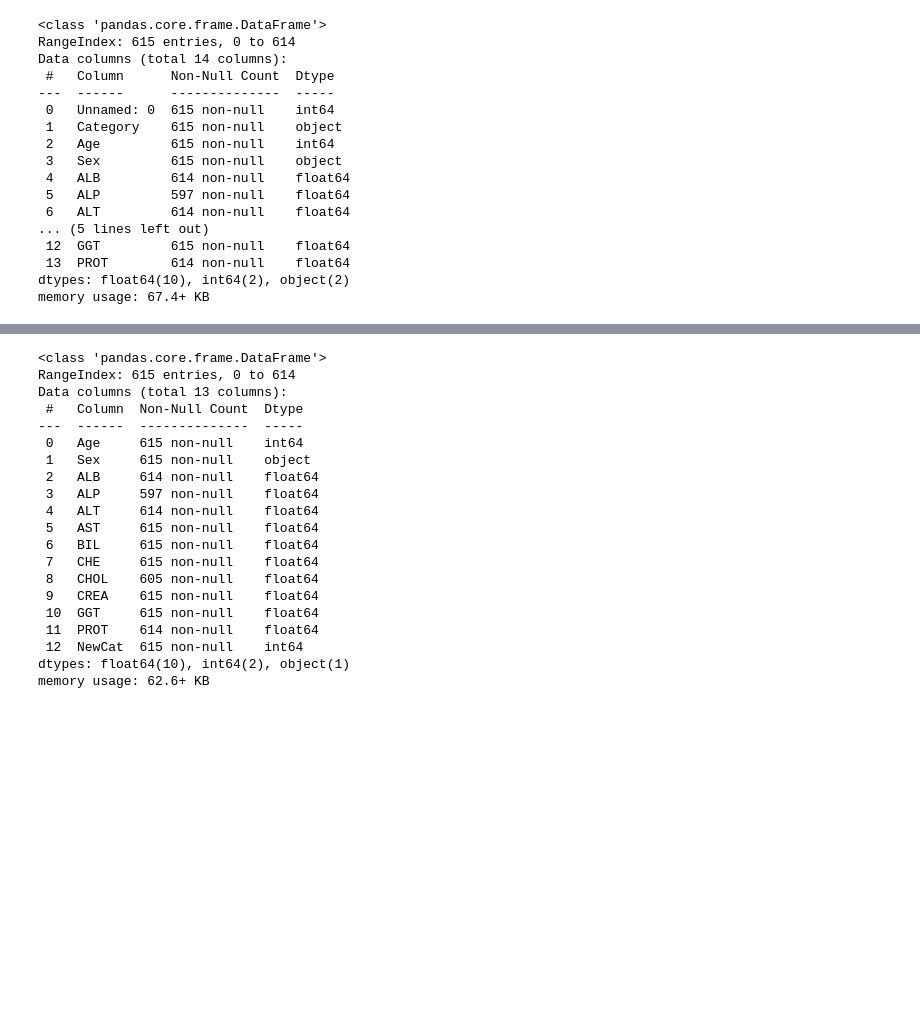
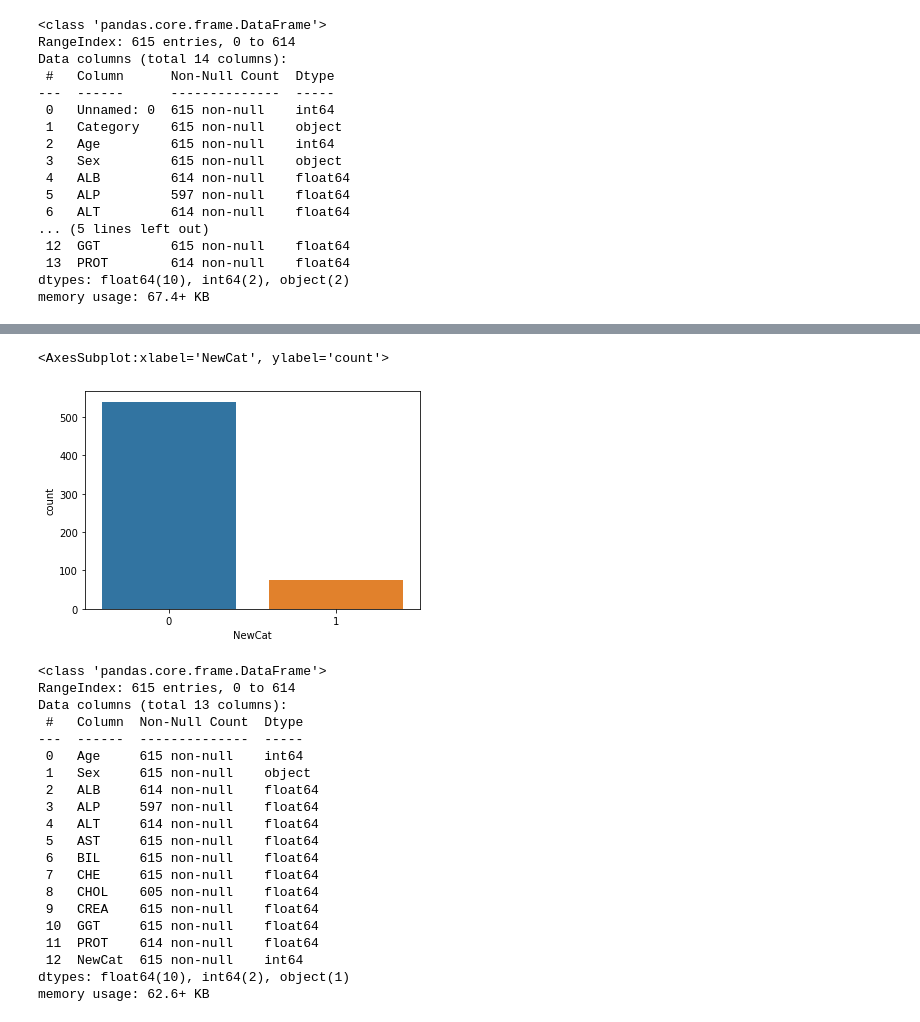
Before and after one commit to Yash01Negi/Medical, a Jupyter notebook: hepatitis_final.ipynb, the cells around one changed output, grey strips where cells are left out. Saved outputs shown, nothing was run; the diff lists cells and outputs as text; code cells hidden in the pictures; blank space fills up the shorter version.

```diff
--- a/hepatitis_final.ipynb
+++ b/hepatitis_final.ipynb
@@ -49,3 +57,8 @@ data["NewCat"]= li2
+# %%
+sns.countplot(data["NewCat"])
+# %% [output]
+<AxesSubplot:xlabel='NewCat', ylabel='count'>
+[figure, added]
 # %%
 data =data.drop(["Category"], axis =1)
 data.info()
```
Also changed, not shown: parts of 11 cells of this notebook, 29 other files.
